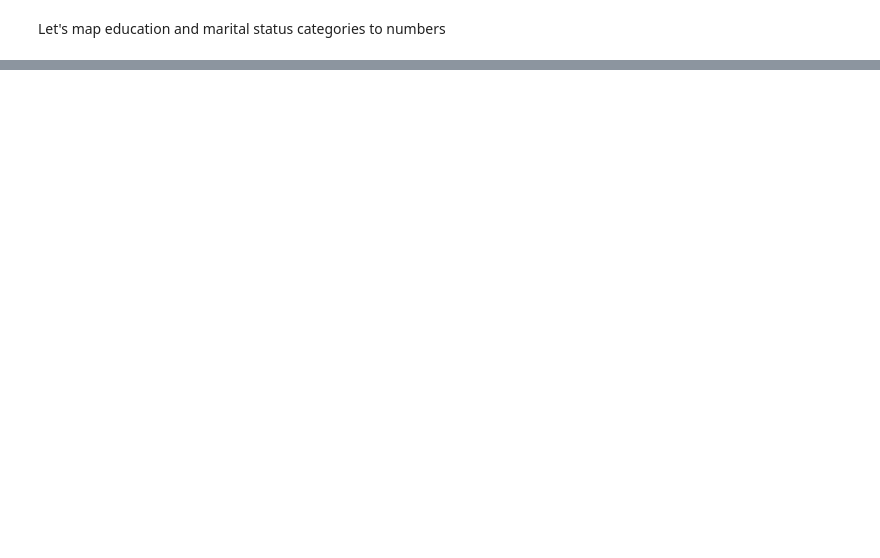
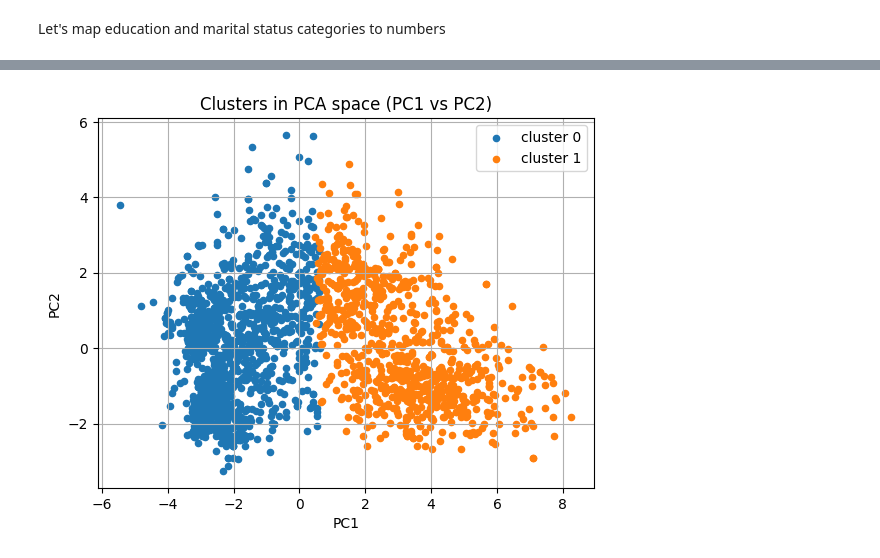
Before and after one commit to vikamelkumyan/Business_Analytics, a Jupyter notebook: EDA.ipynb, the cells around one changed output, grey strips where cells are left out. Cells and saved outputs as stored; diff of their text form; code cells hidden in the pictures; blank space fills up the shorter version.

Commit message:
EDA, Clustering, PCA, RFM, Logistic Regression

```diff
--- a/EDA.ipynb
+++ b/EDA.ipynb
@@ -235,0 +312,2 @@ df.head()
+# %%
+df['Children'] = df['Kidhome'] + df['Teenhome']
@@ -235,0 +316,2 @@ df.head()
+# %%
+df.drop(columns=['Z_CostContact', 'Z_Revenue'], inplace=True)
@@ -235,0 +320,12 @@ df.head()
+# %%
+for col in ['Income','Total_Spend']:
+    if col in df.columns:
+        low = df[col].quantile(0.01)
+        high = df[col].quantile(0.99)
+        df[col] = df[col].clip(lower=low, upper=high)
+    else:
+        pass
+# %%
+accepted_cols = [c for c in ['AcceptedCmp1','AcceptedCmp2','AcceptedCmp3','AcceptedCmp4','AcceptedCmp5','Response'] if c in df.columns]
+if 'Campaign_Acceptance_Total' not in df.columns and accepted_cols:
+    df['Campaign_Acceptance_Total'] = df[accepted_cols].sum(axis=1)
@@ -235,0 +466,17 @@ df.head()
+# %%
+# 1) PCA scatter (PC1 vs PC2)
+plt.figure()
+if X_pca.shape[1] >= 2:
+    for cl in sorted(df['cluster'].unique()):
+        mask = df['cluster'] == cl
+        plt.scatter(X_pca[mask,0], X_pca[mask,1], label=f'cluster {cl}', s=20)
+    plt.xlabel('PC1')
+    plt.ylabel('PC2')
+    plt.title('Clusters in PCA space (PC1 vs PC2)')
+    plt.legend()
+    plt.grid(True)
+    plt.show()
+else:
+    print("Only 1 PCA component available — skipping 2D PCA scatter.")
+# %% [output]
+[figure, added]
```
Also changed, not shown: parts of 40 cells of this notebook.
